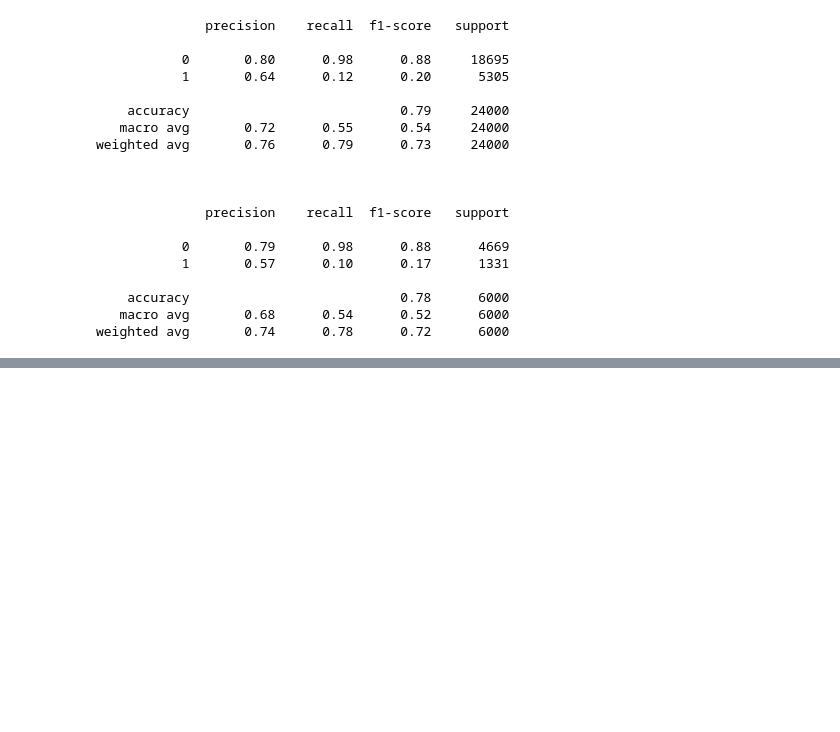
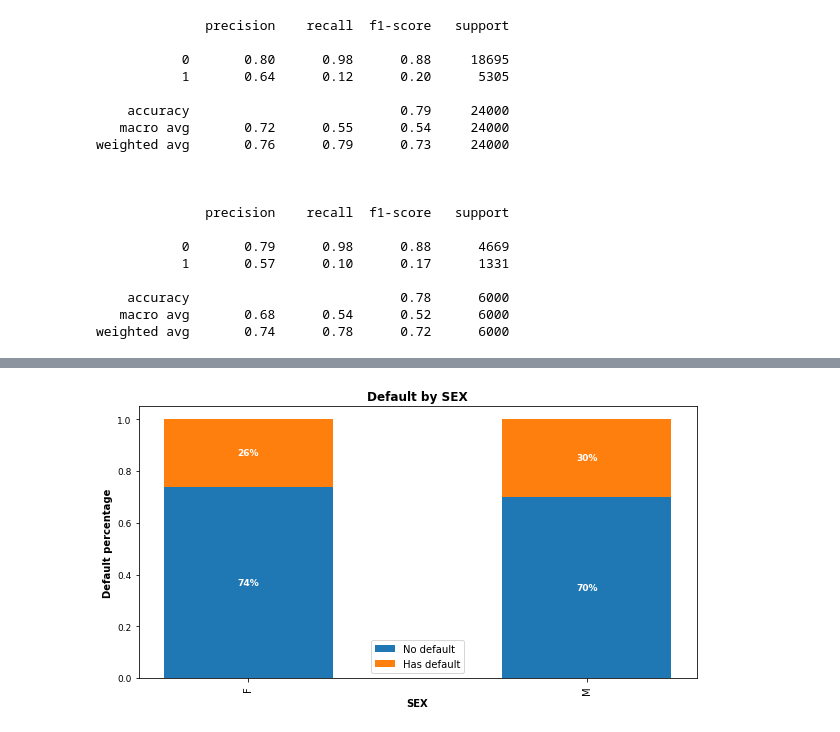
Before and after one commit to VaideswarReddy/Credit_card_default_prediction, a Jupyter notebook: Vaideswar_Reddy_Team_3_Capstone_Project_3.ipynb, the cells around one changed output, grey strips where cells are left out. Cells and saved outputs as stored; diff of their text form; code cells hidden in the pictures; blank space fills up the shorter version.

```diff
--- a/Vaideswar_Reddy_Team_3_Capstone_Project_3.ipynb
+++ b/Vaideswar_Reddy_Team_3_Capstone_Project_3.ipynb
@@ -734,0 +783,47 @@ weighted avg       0.74      0.78      0.72      6000
+# %%
+
+# Define a function to plot stacked bar chart since there will be multiple stacked bars charts to plot
+
+def create_stacked_bar(column_name):
+
+    # Get the percentage of default by each group
+    default_by_group = pd.crosstab(index=df['HAS_DEF'],columns = df2[column_name], normalize = 'columns')
+
+    # Round up to 2 decimal
+    default_by_group = default_by_group.apply(lambda x: round(x,2))
+
+    labels = default_by_group.columns
+    list1 = default_by_group.iloc[0].to_list()
+    list2 = default_by_group.iloc[1].to_list()
+
+    list1_name = "No default"
+    list2_name = "Has default"
+    title = f"Default by {column_name}"
+    xlabel = column_name
+    ylabel = "Default percentage"
+
+    fig, ax = plt.subplots(figsize=(10, 5))
+    bar_width = 0.5
+
+    ax1 = ax.bar(labels,list1, bar_width, label = list1_name)
+    ax2 = ax.bar(labels,list2, bar_width, bottom = list1, label = list2_name)
+
+    ax.set_title(title, fontweight = "bold")
+    ax.set_xlabel(xlabel, fontweight = "bold")
+    ax.set_ylabel(ylabel, fontweight = "bold")
+    ax.legend(loc="best")
+
+    plt.xticks(list(range(len(labels))), labels,rotation=90)
+    plt.yticks(fontsize=9)
+
+    for r1, r2 in zip(ax1, ax2):
+        h1 = r1.get_height()
+        h2 = r2.get_height()
+        plt.text(r1.get_x() + r1.get_width() / 2., h1 / 2., f"{h1:.0%}", ha="center", va="center", color="white", fontsize=9, fontweight="bold")
+        plt.text(r2.get_x() + r2.get_width() / 2., h1 + h2 / 2., f"{h2:.0%}", ha="center", va="center", color="white", fontsize=9, fontweight="bold")
+
+    plt.show()
+# %%
+create_stacked_bar('SEX')
+# %% [output]
+[figure, added]
```
Also changed, not shown: parts of 15 cells of this notebook.
